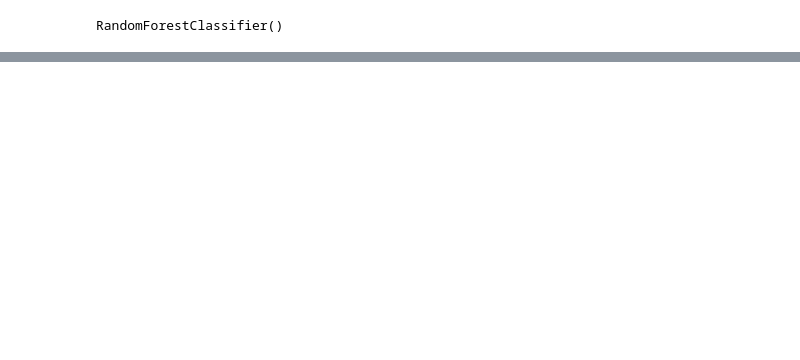
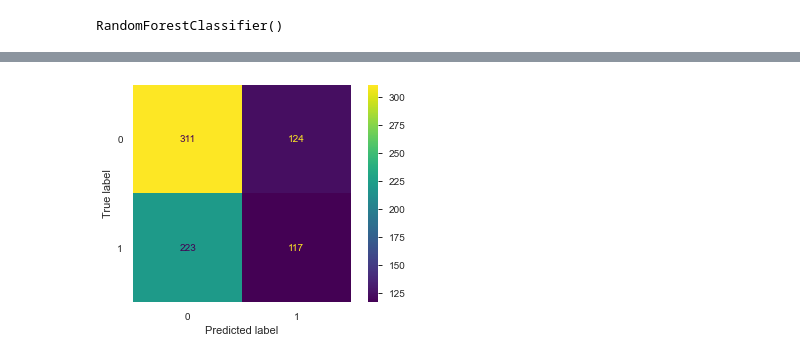
Before and after one commit to cajiva/Labs-BI, a Jupyter notebook: Proyecto 1 Textos.ipynb, the cells around one changed output, grey strips where cells are left out. Cells and saved outputs as stored; diff of their text form; code cells hidden in the pictures; blank space fills up the shorter version.

```diff
--- a/Proyecto 1 Textos.ipynb
+++ b/Proyecto 1 Textos.ipynb
@@ -430,0 +420,16 @@ Exactitud sobre test: 0.57
+# %%
+# Fijemos el número de particiones. Utilizaremos K = 10.
+particiones = KFold(n_splits=10, shuffle=True, random_state = 0)
+# %%
+#De acuerdo al pico de la gráfica buscamos entre ciertos valores de n_estimators
+param_grid = {
+    'n_estimators': [15,20,25],
+    'max_features': ['auto', 'sqrt', 'log2'],
+    'max_depth' : [4,6,8],
+    'criterion' :['gini', 'entropy']
+}
+# %%
+#Usamos GrisSearchCV para buscar los mejores hiperparámetros
+mejor = GridSearchCV(estimator=rfc, param_grid=param_grid, cv= particiones)
+mejor.fit(X_train, Y_train)
+mejor.best_params_
@@ -430,0 +441,8 @@ Exactitud sobre test: 0.57
+# %%
+# Obtener el mejor modelo.
+arbol_final = mejor.best_estimator_
+# Probemos ahora este modelo sobre test.
+y_pred_train = arbol_final.predict(X_train)
+y_pred_test = arbol_final.predict(X_test)
+print('Exactitud sobre entrenamiento: %.2f' % metrics.accuracy_score(Y_train, y_pred_train))
+print('Exactitud sobre test: %.2f' % metrics.accuracy_score(Y_test, y_pred_test))
@@ -430,0 +476,6 @@ Exactitud sobre test: 0.57
+# %%
+# Se puede visualizar la matriz de confusión donde el modelo tiene una alta probabilidad de predecir 0 en el Outcome.
+metrics.plot_confusion_matrix(arbol_final, X_test, Y_test)
+plt.show()
+# %% [output]
+[figure, added]
```
Also changed, not shown: parts of 27 cells of this notebook.
